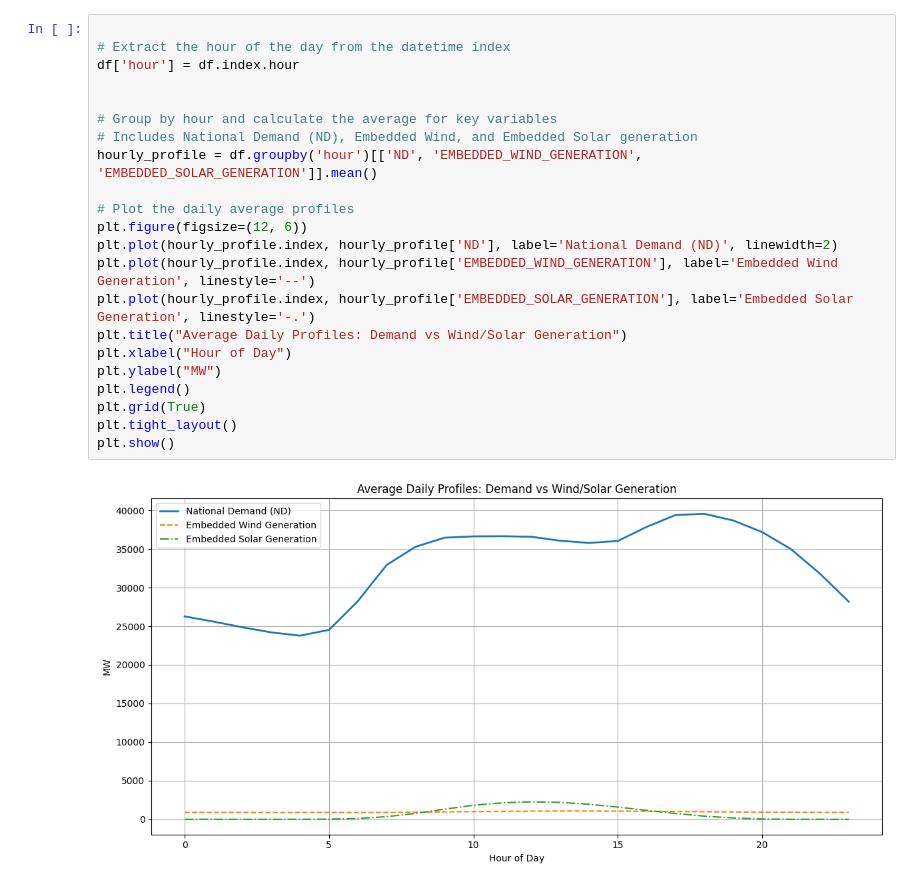
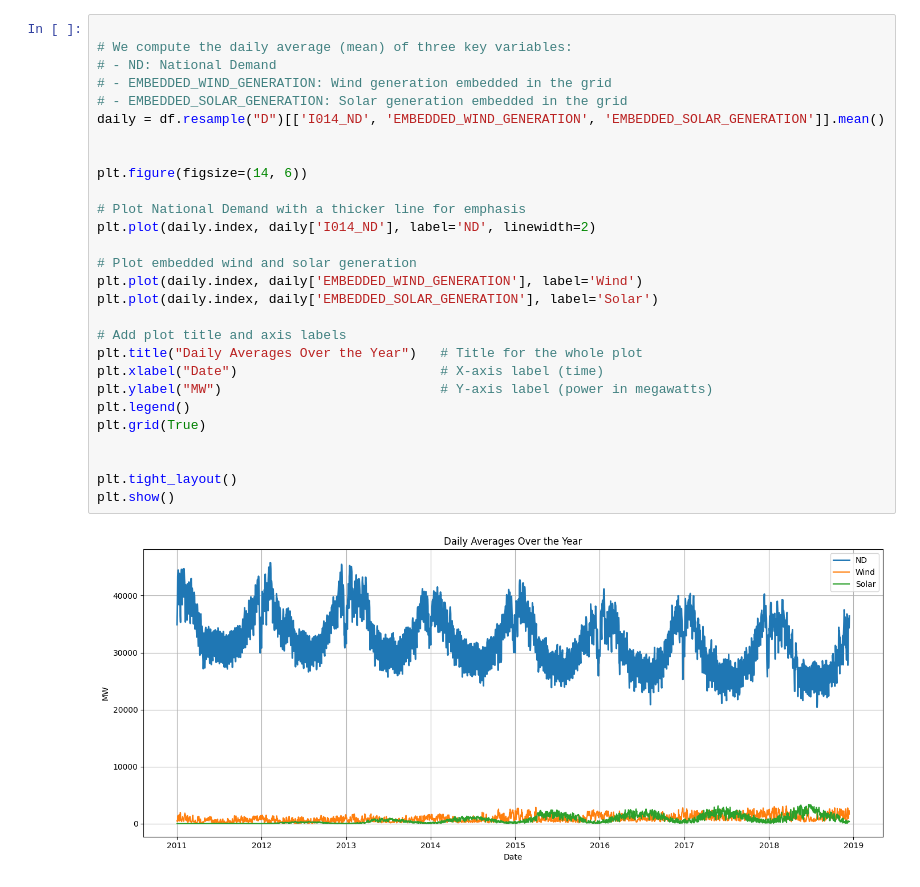
Before and after one commit to Antonin-MORENO/energy-forecasting-ml, a Jupyter notebook: notebooks/NESO_UK_Visualization.ipynb, the cells around one changed output. Drawn from its saved outputs; the diff is of its cells as text.

```diff
--- a/notebooks/NESO_UK_Visualization.ipynb
+++ b/notebooks/NESO_UK_Visualization.ipynb
@@ -120,24 +273,30 @@ plt.show()
 # %%
 
-# Extract the hour of the day from the datetime index
-df['hour'] = df.index.hour
+# We compute the daily average (mean) of three key variables:
+# - ND: National Demand
+# - EMBEDDED_WIND_GENERATION: Wind generation embedded in the grid
+# - EMBEDDED_SOLAR_GENERATION: Solar generation embedded in the grid
+daily = df.resample("D")[['I014_ND', 'EMBEDDED_WIND_GENERATION', 'EMBEDDED_SOLAR_GENERATION']].mean()
 
 
-# Group by hour and calculate the average for key variables
-# Includes National Demand (ND), Embedded Wind, and Embedded Solar generation
-hourly_profile = df.groupby('hour')[['ND', 'EMBEDDED_WIND_GENERATION', 'EMBEDDED_SOLAR_GENERATION']].mean()
+plt.figure(figsize=(14, 6))
 
-# Plot the daily average profiles
-plt.figure(figsize=(12, 6))
-plt.plot(hourly_profile.index, hourly_profile['ND'], label='National Demand (ND)', linewidth=2)
-plt.plot(hourly_profile.index, hourly_profile['EMBEDDED_WIND_GENERATION'], label='Embedded Wind Generation', linestyle='--')
-plt.plot(hourly_profile.index, hourly_profile['EMBEDDED_SOLAR_GENERATION'], label='Embedded Solar Generation', linestyle='-.')
-plt.title("Average Daily Profiles: Demand vs Wind/Solar Generation")
-plt.xlabel("Hour of Day")
-plt.ylabel("MW")
+# Plot National Demand with a thicker line for emphasis
+plt.plot(daily.index, daily['I014_ND'], label='ND', linewidth=2)
+
+# Plot embedded wind and solar generation
+plt.plot(daily.index, daily['EMBEDDED_WIND_GENERATION'], label='Wind')
+plt.plot(daily.index, daily['EMBEDDED_SOLAR_GENERATION'], label='Solar')
+
+# Add plot title and axis labels
+plt.title("Daily Averages Over the Year")   # Title for the whole plot
+plt.xlabel("Date")                          # X-axis label (time)
+plt.ylabel("MW")                            # Y-axis label (power in megawatts)
 plt.legend()
 plt.grid(True)
+
+
 plt.tight_layout()
 plt.show()
 # %% [output]
-[figure, old version]
+[figure, new version]
```
Also changed, not shown: parts of 11 cells of this notebook.
